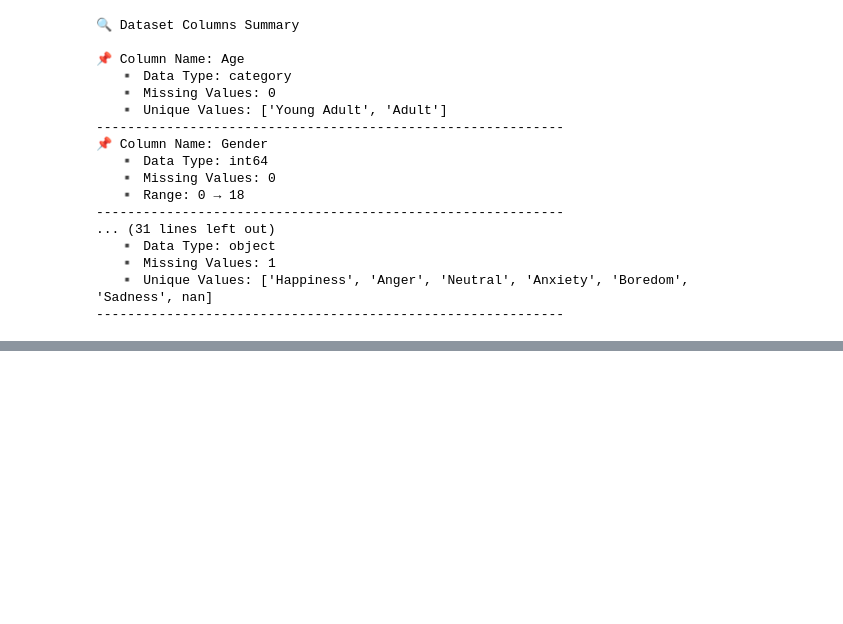
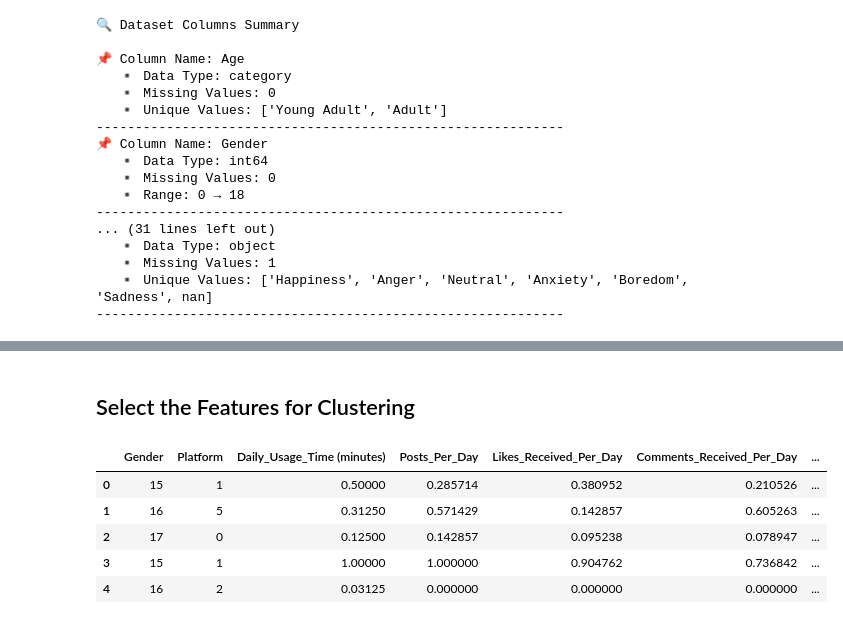
Before and after one commit to WajdAlsuhaymi/IT326-DataMining-Group2, a Jupyter notebook: Reports/Phase3.ipynb, the cells around one changed output, grey strips where cells are left out. Cells and saved outputs as stored; diff of their text form; code cells hidden in the pictures; blank space fills up the shorter version.

```diff
--- a/Reports/Phase3.ipynb
+++ b/Reports/Phase3.ipynb
@@ -358,0 +384,13 @@ for col in df.columns:
+# %% [markdown]
+## Select the Features for Clustering
+# %%
+df_cluster = df.drop(['Age', 'Dominant_Emotion'], axis=1)
+
+df_cluster.head()
+# %% [output]
+|  | Gender | Platform | Daily_Usage_Time (minutes) | Posts_Per_Day | Likes_Received_Per_Day | Comments_Received_Per_Day | ... |
+| 0 | 15 | 1 | 0.50000 | 0.285714 | 0.380952 | 0.210526 | ... |
+| 1 | 16 | 5 | 0.31250 | 0.571429 | 0.142857 | 0.605263 | ... |
+| 2 | 17 | 0 | 0.12500 | 0.142857 | 0.095238 | 0.078947 | ... |
+| 3 | 15 | 1 | 1.00000 | 1.000000 | 0.904762 | 0.736842 | ... |
+| 4 | 16 | 2 | 0.03125 | 0.000000 | 0.000000 | 0.000000 | ... |
```
Also changed, not shown: parts of 4 cells of this notebook.
